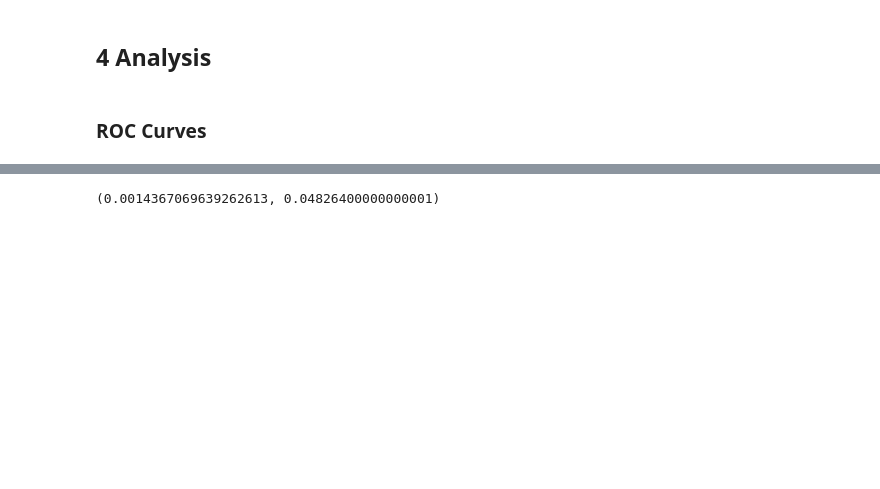
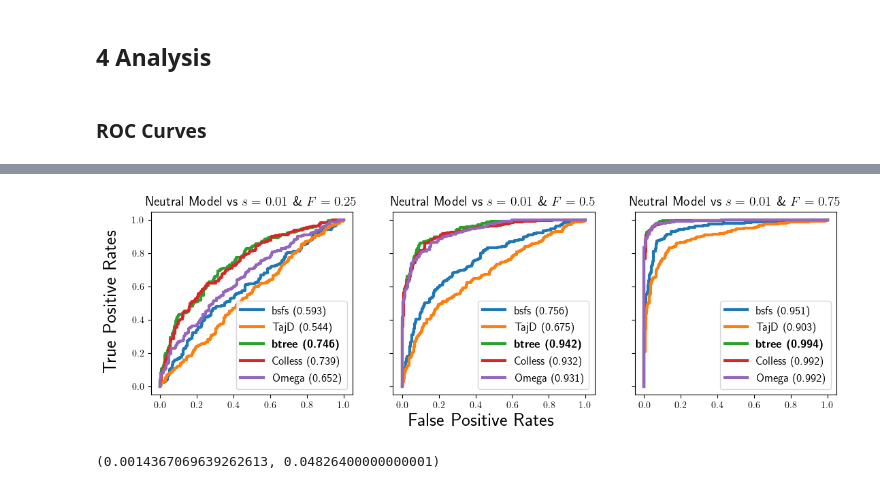
Before and after one commit to jthlab/bim-paper, a Jupyter notebook: Simulations/Simulation---Constant_Directional_Selection.ipynb, the cells around one changed output, grey strips where cells are left out. Cells and saved outputs as stored; diff of their text form; code cells hidden in the pictures; blank space fills up the shorter version.

```diff
--- a/Simulations/Simulation---Constant_Directional_Selection.ipynb
+++ b/Simulations/Simulation---Constant_Directional_Selection.ipynb
@@ -219,2 +246,40 @@ plt.savefig('plots/Constant_Directional.jpg', dpi = 300)
+# %%
+fig, ax = plt.subplots(1,3, figsize = (13,3.5), sharex = True, sharey = True)
+
+for i, name in enumerate(list(blds.keys())[3:6]):
+
+    for key in stats:
+        fpr = fprs[key, name]
+        tpr = tprs[key, name]
+        auc = aucs[key, name]
+
+        if key == 'ibtree':
+            label = 'btree'
+        elif key == 'iColless':
+            label = 'Colless'
+        elif key == 'iOmega':
+            label = 'Omega'
+        else:
+            label = key
+
+        label = label + ' ('+str(round(auc, 3))+')'
+
+        if blds[name] == key:
+            label = r"\textbf{"+label+"}"
+
+        ax[i].plot(fpr, tpr, label = label, linewidth = 3)
+
+    ax[i].set_title(name, size = 14)
+
+    ax[i].legend()
+    handles, labels = ax[i].get_legend_handles_labels()
+    ax[i].legend([handles[_] for _ in myorder], [labels[_] for _ in myorder], loc = 'lower right',
+                   prop={'size': 12})
+
+fig.text(0.5, 0.00, 'False Positive Rates', ha='center', va='center', size = 20)
+fig.text(0.08, 0.5, 'True Positive Rates', rotation = 90, ha='center', va='center', size = 20)
+plt.savefig('plots/Constant_Directional_maintext.pdf', dpi = 600, bbox_inches = 'tight')
+# %% [output]
+[figure, added]
 # %%
 from scipy.stats import wilcoxon
```
Also changed, not shown: parts of 21 cells of this notebook, 9 other files.
